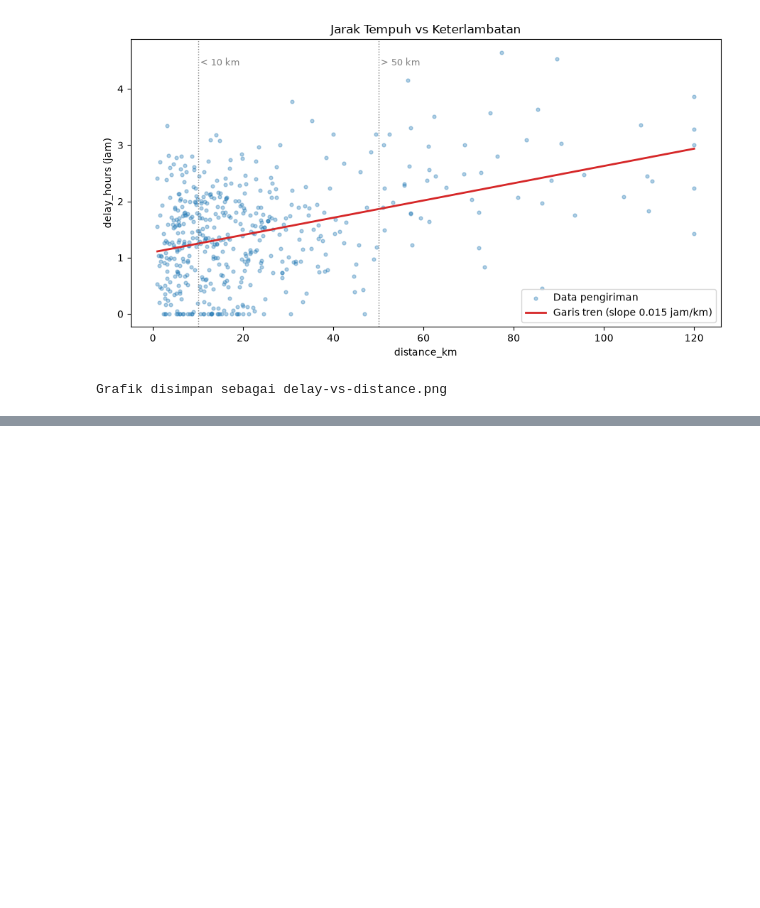
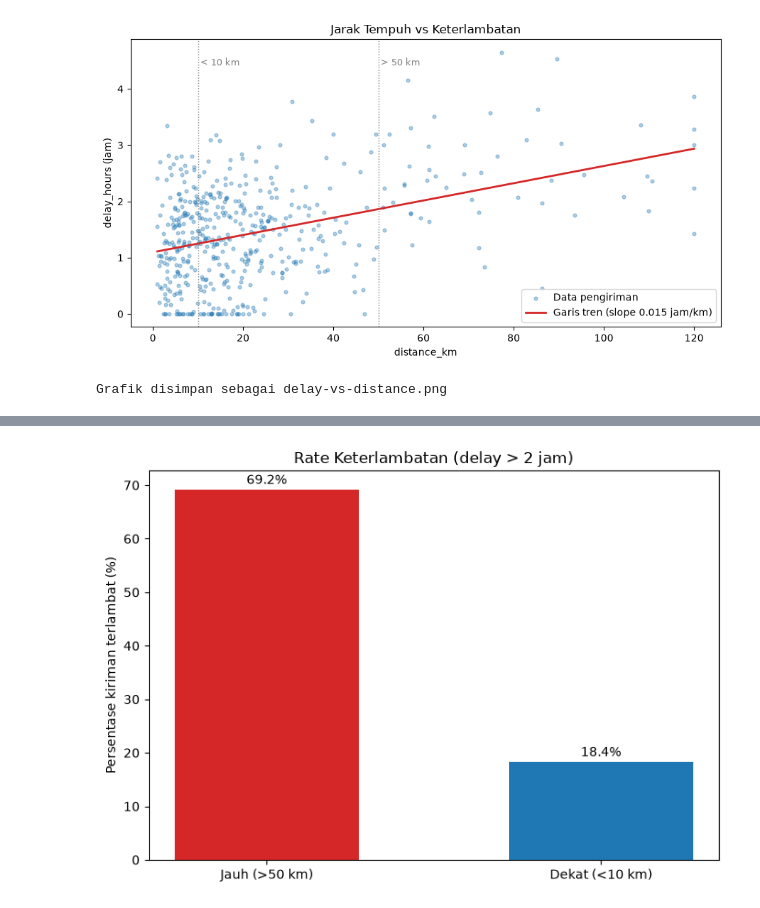
Before and after one commit to KagChi/anteraja-capstone-samuel, a Jupyter notebook: docs/notebooks/shipment-delivery-analysis.ipynb, the cells around one changed output, grey strips where cells are left out. Cells and saved outputs as stored; diff of their text form; code cells hidden in the pictures; blank space fills up the shorter version.

```diff
--- a/docs/notebooks/shipment-delivery-analysis.ipynb
+++ b/docs/notebooks/shipment-delivery-analysis.ipynb
@@ -485,0 +582,18 @@ Grafik disimpan sebagai delay-vs-distance.png
+# %%
+fig, ax = plt.subplots(figsize=(7, 5))
+ax.bar(
+    [f"Jauh (>{AMBANG_JAUH_KM} km)", f"Dekat (<{AMBANG_DEKAT_KM} km)"],
+    [rate_jauh * 100, rate_dekat * 100],
+    color=["#d62728", "#1f77b4"],
+    width=0.55,
+)
+ax.set_title(f"Rate Keterlambatan (delay > {BATAS_TELAT_JAM} jam)")
+ax.set_ylabel("Persentase kiriman terlambat (%)")
+
+for posisi, nilai in enumerate([rate_jauh * 100, rate_dekat * 100]):
+    ax.text(posisi, nilai + 1, f"{nilai:.1f}%", ha="center", fontsize=10)
+
+plt.tight_layout()
+plt.show()
+# %% [output]
+[figure, added]
```
Also changed, not shown: parts of 5 cells of this notebook.
